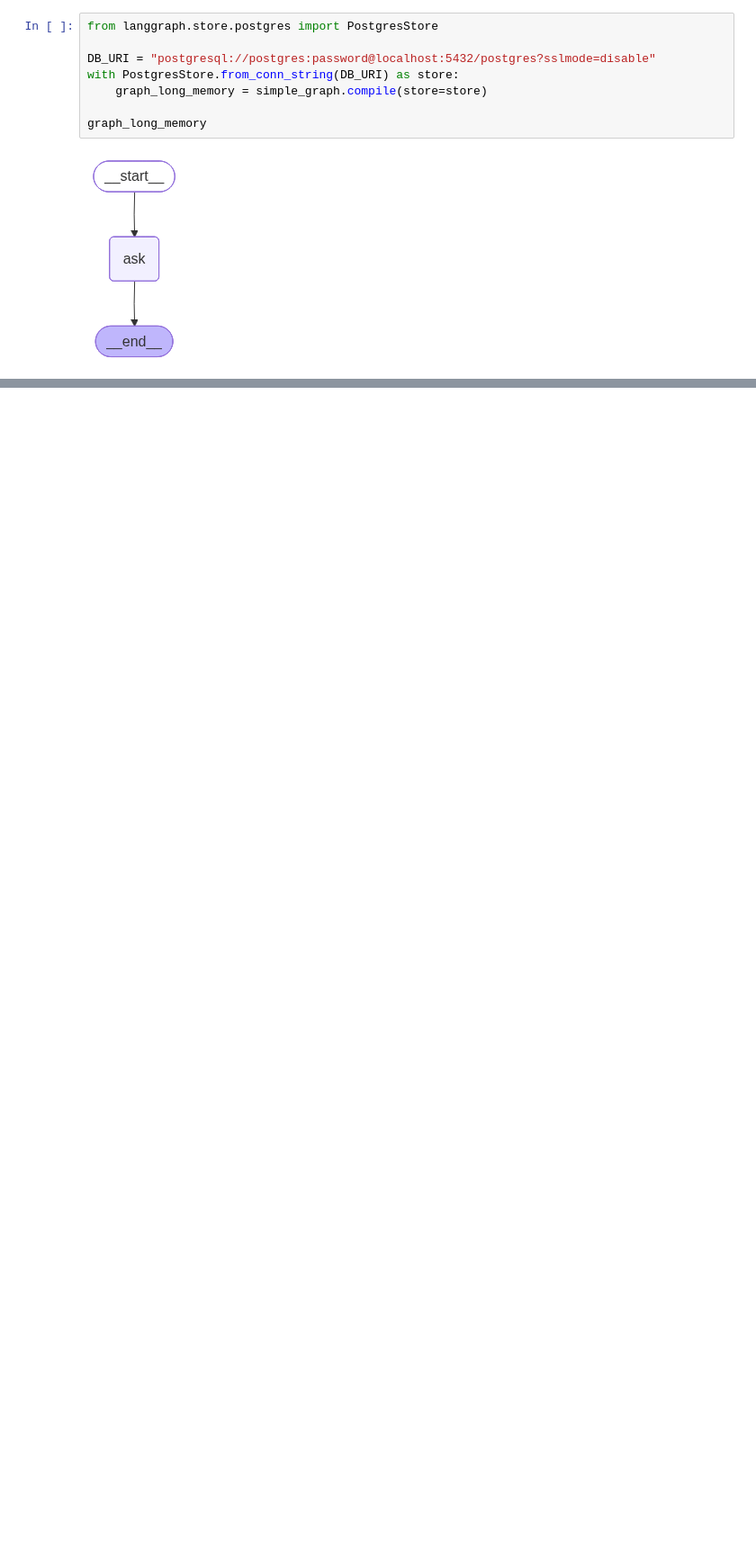
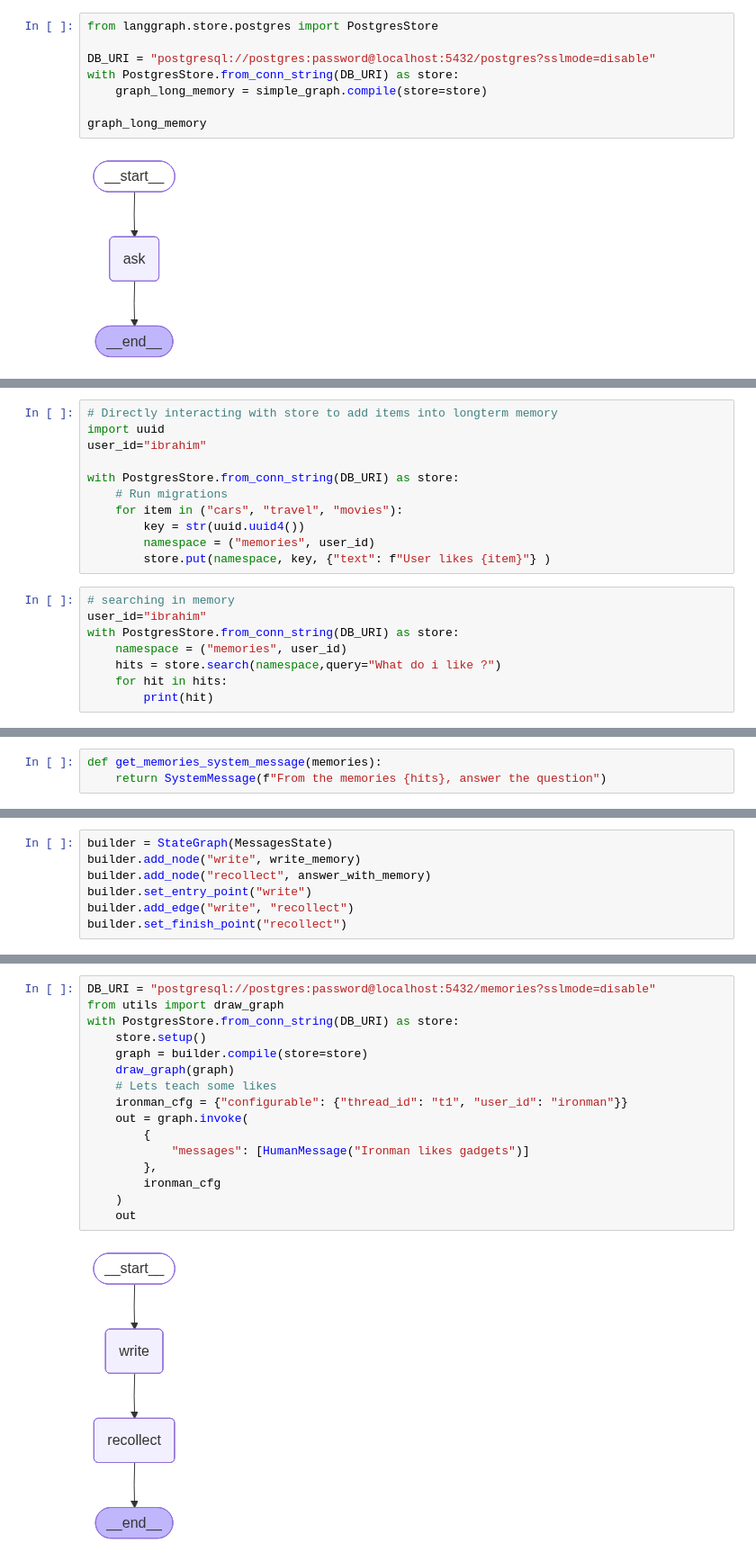
Before and after one commit to GenAIDevelopment/agenticai, a Jupyter notebook: oct25/langgraph/mailtoner/memory.ipynb, the cells around one changed output, grey strips where cells are left out. Shown at 90% size. Cells and saved outputs as stored; diff of their text form; blank space fills up the shorter version.

Commit message:
added longterm memory

```diff
--- a/oct25/langgraph/mailtoner/memory.ipynb
+++ b/oct25/langgraph/mailtoner/memory.ipynb
@@ -167,0 +154,19 @@ response
+# %%
+# Directly interacting with store to add items into longterm memory
+import uuid
+user_id="ibrahim"
+
+with PostgresStore.from_conn_string(DB_URI) as store:
+    # Run migrations
+    for item in ("cars", "travel", "movies"):
+        key = str(uuid.uuid4())
+        namespace = ("memories", user_id)
+        store.put(namespace, key, {"text": f"User likes {item}"} )
+# %%
+# searching in memory
+user_id="ibrahim"
+with PostgresStore.from_conn_string(DB_URI) as store:
+    namespace = ("memories", user_id)
+    hits = store.search(namespace,query="What do i like ?")
+    for hit in hits:
+        print(hit)
@@ -167,0 +179,3 @@ response
+# %%
+def get_memories_system_message(memories):
+    return SystemMessage(f"From the memories {hits}, answer the question")
@@ -167,0 +210,7 @@ response
+# %%
+builder = StateGraph(MessagesState)
+builder.add_node("write", write_memory)
+builder.add_node("recollect", answer_with_memory)
+builder.set_entry_point("write")
+builder.add_edge("write", "recollect")
+builder.set_finish_point("recollect")
@@ -167,0 +219,18 @@ response
+# %%
+DB_URI = "postgresql://postgres:password@localhost:5432/memories?sslmode=disable"
+from utils import draw_graph
+with PostgresStore.from_conn_string(DB_URI) as store:
+    store.setup()
+    graph = builder.compile(store=store)
+    draw_graph(graph)
+    # Lets teach some likes
+    ironman_cfg = {"configurable": {"thread_id": "t1", "user_id": "ironman"}}
+    out = graph.invoke(
+        {
+            "messages": [HumanMessage("Ironman likes gadgets")]
+        },
+        ironman_cfg
+    )
+    out
+# %% [output]
+[figure, added]
```
Also changed, not shown: parts of 16 cells of this notebook, 12 other files.
